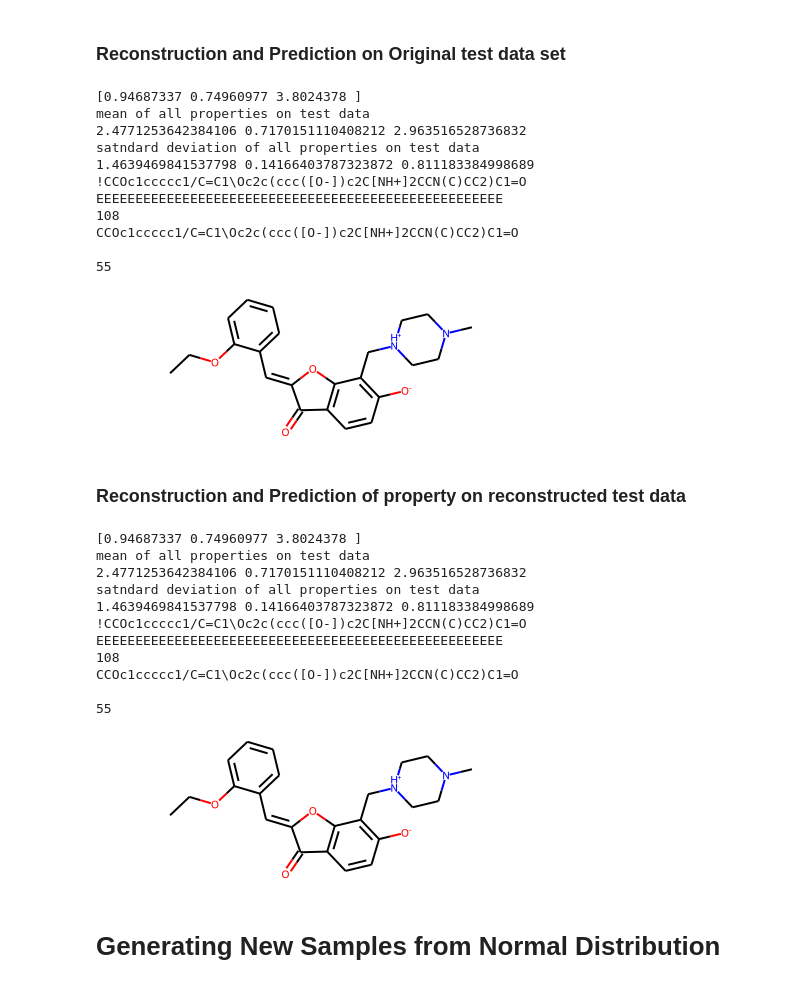
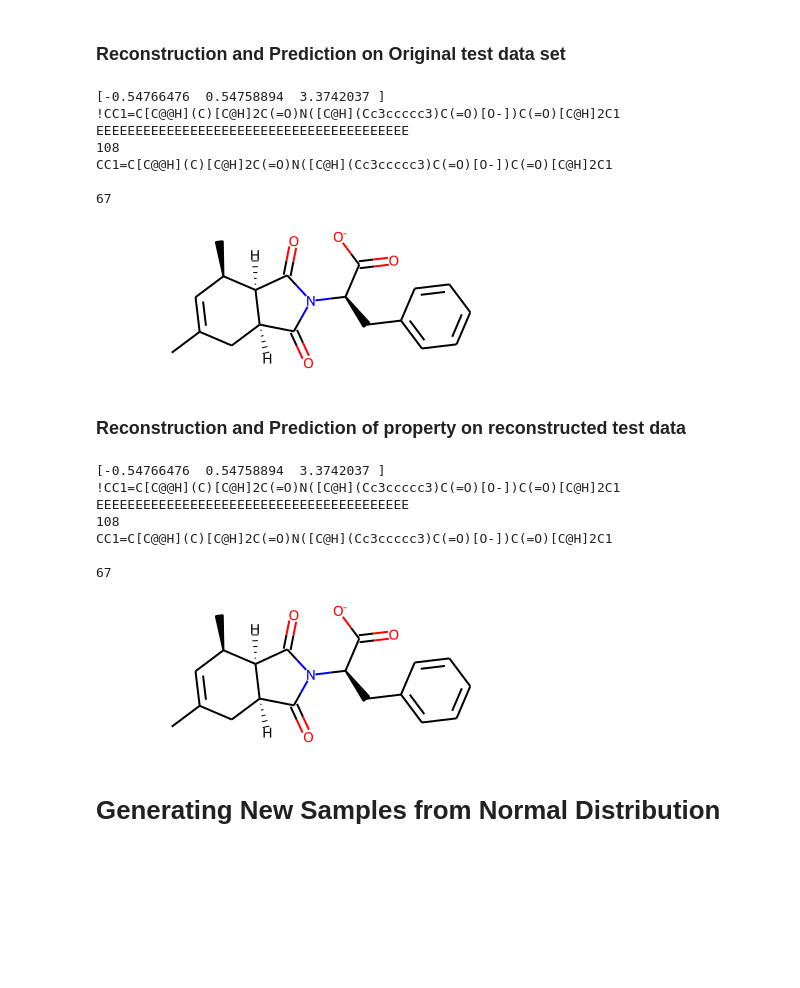
Before and after one commit to chandagrover/Machine-Learning, a Jupyter notebook: 4SMILEVAEMultipleProperty.ipynb, the cells around one changed output. Drawn from its saved outputs; the diff is of its cells as text; code cells hidden in the pictures; blank space fills up the shorter version.

```diff
--- a/4SMILEVAEMultipleProperty.ipynb
+++ b/4SMILEVAEMultipleProperty.ipynb
@@ -207,7 +207,7 @@ X_test = np.reshape(X_test, [-1, orig_dim])
 INPUT_DIM=(orig_dim,)   # SMILES dimension
 intermediate_dim=512
 BATCH_SIZE=5
-Z_DIM=2 # Dimension of the latent vector (z)
+Z_DIM=20 # Dimension of the latent vector (z)
 epochs=50
 pre_trained=False
 # %% [markdown]
@@ -525,38 +526,29 @@ print(reconst_test.shape)
 # %%
 # Going back from vectorized form back to a readable string on original test data
 
 # Prediction
-idx=96
+idx=147
 print(predicted_xtest[idx])
-print("mean of all properties on test data")
-print(logp_mean_test, qed_mean_test,SAS_mean_test)
-print("satndard deviation of all properties on test data")
-print(logp_std_test, qed_std_test,SAS_std_test)
-
 
 #Reconstruction
 
 mol="".join([int_to_char[idx] for idx in np.argmax(orig_test[idx,:,:], axis=1)])
 print(mol)
 print(len(mol))
 mol = re.sub('!|E',"", mol)
 print(mol)
 print(len(mol))
 m = Chem.MolFromSmiles(mol)
 m
 # %% [output]
-[0.94687337 0.74960977 3.8024378 ]
-mean of all properties on test data
-2.4771253642384106 0.7170151110408212 2.963516528736832
-satndard deviation of all properties on test data
-1.4639469841537798 0.14166403787323872 0.811183384998689
-!CCOc1ccccc1/C=C1\Oc2c(ccc([O-])c2C[NH+]2CCN(C)CC2)C1=O
-EEEEEEEEEEEEEEEEEEEEEEEEEEEEEEEEEEEEEEEEEEEEEEEEEEEE
+[-0.54766476  0.54758894  3.3742037 ]
+!CC1=C[C@@H](C)[C@H]2C(=O)N([C@H](Cc3ccccc3)C(=O)[O-])C(=O)[C@H]2C1
+EEEEEEEEEEEEEEEEEEEEEEEEEEEEEEEEEEEEEEEE
 108
-CCOc1ccccc1/C=C1\Oc2c(ccc([O-])c2C[NH+]2CCN(C)CC2)C1=O
+CC1=C[C@@H](C)[C@H]2C(=O)N([C@H](Cc3ccccc3)C(=O)[O-])C(=O)[C@H]2C1
 
-55
+67
-[figure, old version]
+[figure, new version]
 # %% [markdown]
 ### **Reconstruction and Prediction of property on reconstructed test data**
 # %%
@@ -564,10 +556,6 @@ CCOc1ccccc1/C=C1\Oc2c(ccc([O-])c2C[NH+]2CCN(C)CC2)C1=O
 
 # Prediction
 print(predicted_xtest[idx])
-print("mean of all properties on test data")
-print(logp_mean_test, qed_mean_test,SAS_mean_test)
-print("satndard deviation of all properties on test data")
-print(logp_std_test, qed_std_test,SAS_std_test)
 
 #Reconstruction
 mol="".join([int_to_char[idx] for idx in np.argmax(reconst_test[idx,:,:], axis=1)])
@@ -579,18 +567,14 @@ print(len(mol))
 m = Chem.MolFromSmiles(mol)
 m
 # %% [output]
-[0.94687337 0.74960977 3.8024378 ]
-mean of all properties on test data
-2.4771253642384106 0.7170151110408212 2.963516528736832
-satndard deviation of all properties on test data
-1.4639469841537798 0.14166403787323872 0.811183384998689
-!CCOc1ccccc1/C=C1\Oc2c(ccc([O-])c2C[NH+]2CCN(C)CC2)C1=O
-EEEEEEEEEEEEEEEEEEEEEEEEEEEEEEEEEEEEEEEEEEEEEEEEEEEE
+[-0.54766476  0.54758894  3.3742037 ]
+!CC1=C[C@@H](C)[C@H]2C(=O)N([C@H](Cc3ccccc3)C(=O)[O-])C(=O)[C@H]2C1
+EEEEEEEEEEEEEEEEEEEEEEEEEEEEEEEEEEEEEEEE
 108
-CCOc1ccccc1/C=C1\Oc2c(ccc([O-])c2C[NH+]2CCN(C)CC2)C1=O
+CC1=C[C@@H](C)[C@H]2C(=O)N([C@H](Cc3ccccc3)C(=O)[O-])C(=O)[C@H]2C1
 
-55
+67
-[figure, old version]
+[figure, new version]
 # %% [markdown]
 # **Generating New Samples from Normal Distribution**
 # %%
```
Also changed, not shown: parts of 13 cells of this notebook.
